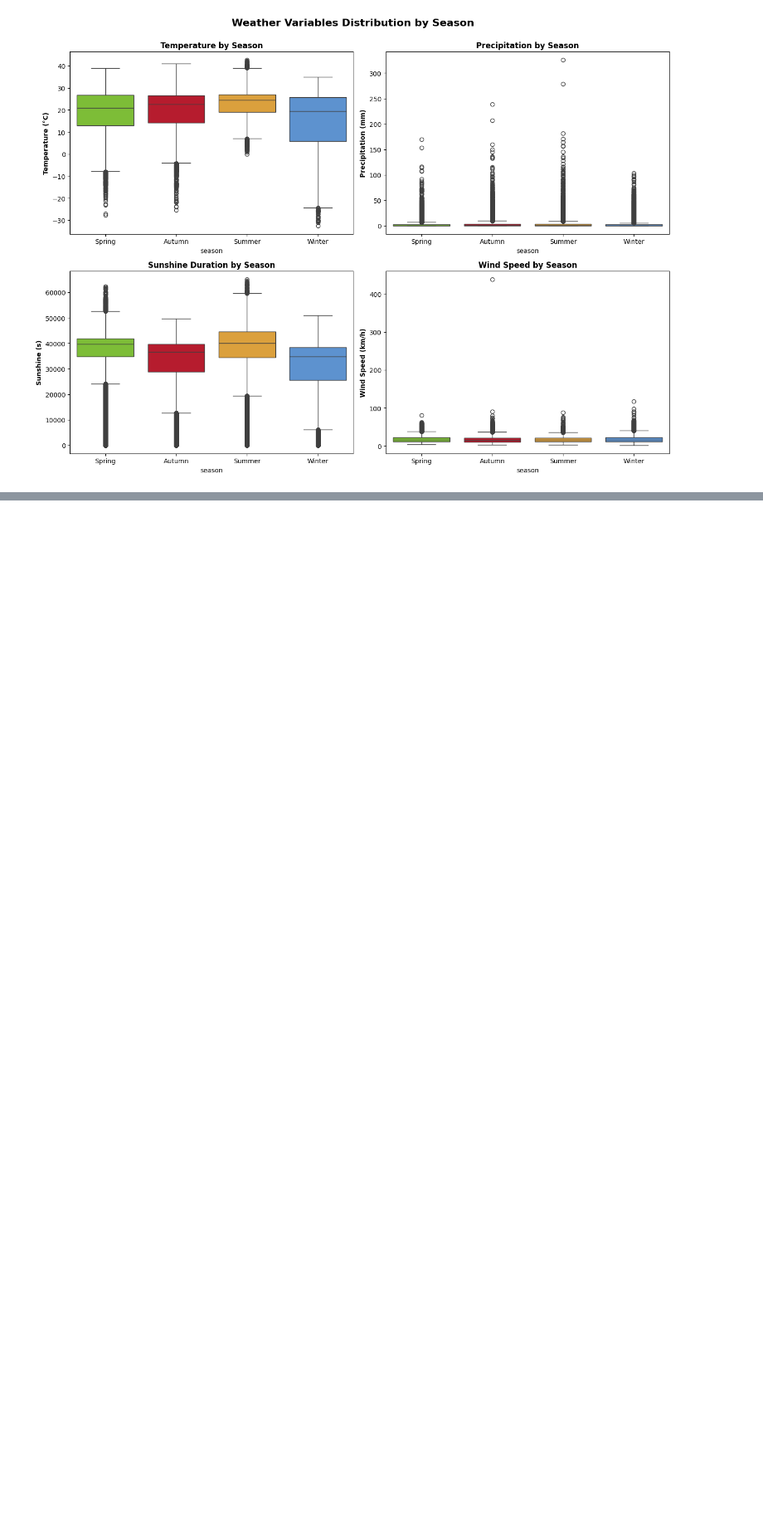
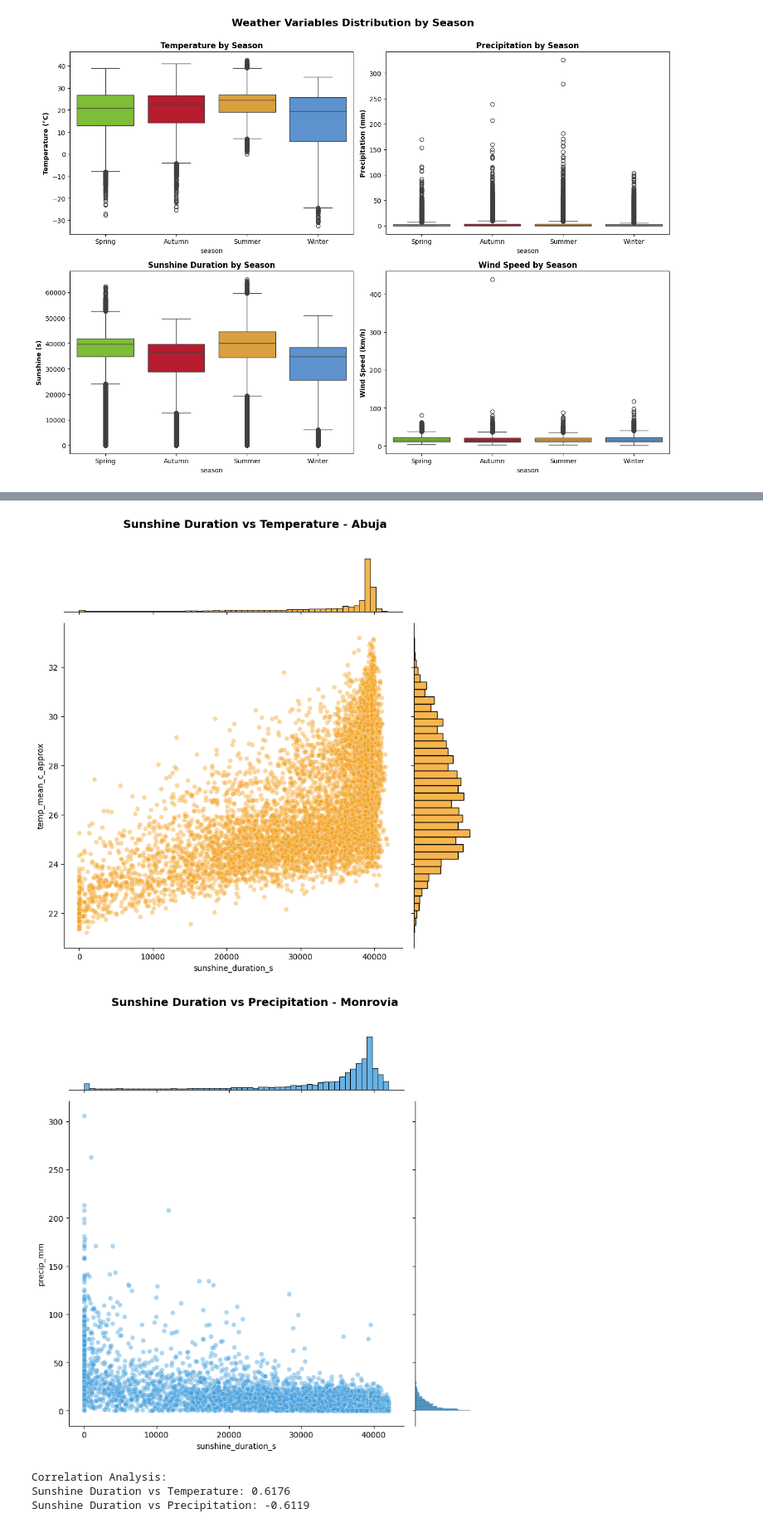
Before and after one commit to gabri17/Data-Mining-Project, a Jupyter notebook: eda.ipynb, the cells around one changed output, grey strips where cells are left out. Shown at 83% size. Drawn from its saved outputs; the diff is of its cells as text; code cells hidden in the pictures; blank space fills up the shorter version.

```diff
--- a/eda.ipynb
+++ b/eda.ipynb
@@ -633,0 +959,31 @@ Passing `palette` without assigning `hue` is deprecated and will be removed in v
+# %%
+# Correletaions for Abuja and Monrovia
+
+# Filter data for Abuja only
+df_abuja = df_cities[df_cities['capital'] == 'Abuja']
+df_monrovia = df_cities[df_cities['capital'] == 'Monrovia']
+
+# Jointplot 1: Sunshine Duration vs Temperature for Abuja
+sns.jointplot(data=df_abuja, x='sunshine_duration_s', y='temp_mean_c_approx',
+              kind='scatter', alpha=0.4, height=8, color='#F39C12')
+plt.suptitle('Sunshine Duration vs Temperature - Abuja', y=1.02, fontsize=14, fontweight='bold')
+plt.tight_layout()
+plt.show()
+
+# Jointplot 2: Sunshine Duration vs Precipitation for Abuja
+sns.jointplot(data=df_monrovia, x='sunshine_duration_s', y='precip_mm',
+              kind='scatter', alpha=0.4, height=8, color='#3498DB')
+plt.suptitle('Sunshine Duration vs Precipitation - Monrovia', y=1.02, fontsize=14, fontweight='bold')
+plt.tight_layout()
+plt.show()
+
+# Print correlation statistics
+print("\nCorrelation Analysis:")
+print(f"Sunshine Duration vs Temperature: {df_abuja[['sunshine_duration_s', 'temp_mean_c_approx']].corr().iloc[0, 1]:.4f}")
+print(f"Sunshine Duration vs Precipitation: {df_monrovia[['sunshine_duration_s', 'precip_mm']].corr().iloc[0, 1]:.4f}")
+# %% [output]
+[figure, added]
+[figure, added]
+Correlation Analysis:
+Sunshine Duration vs Temperature: 0.6176
+Sunshine Duration vs Precipitation: -0.6119
```
Also changed, not shown: parts of 12 cells of this notebook.
